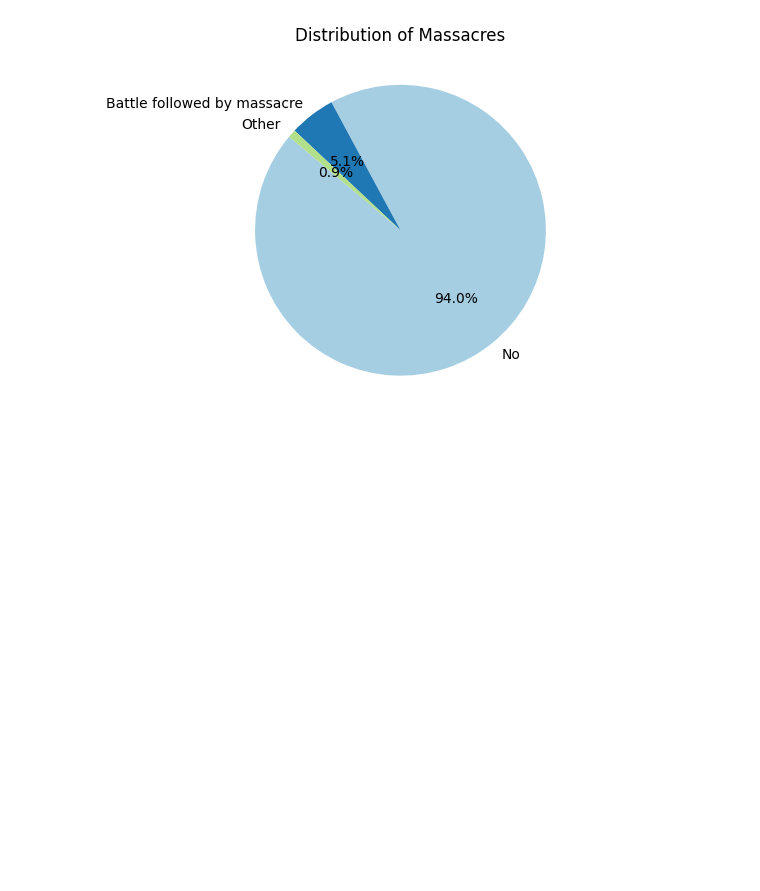
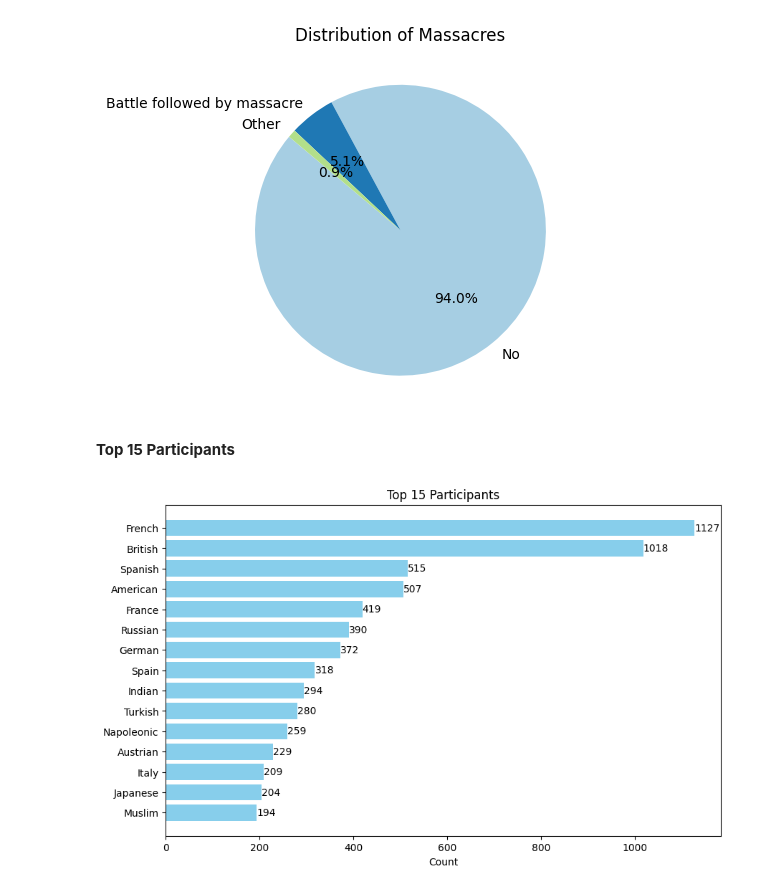
Before and after one commit to JoaoPadrao/PRI-Project, a Jupyter notebook: Statistics.ipynb, the cells around one changed output. Drawn from its saved outputs; the diff is of its cells as text; code cells hidden in the pictures; blank space fills up the shorter version.

Commit message:
Added a graphic about the participants

```diff
--- a/Statistics.ipynb
+++ b/Statistics.ipynb
@@ -200,3 +185,34 @@ plt.ylabel('')
 plt.tight_layout()
 # %% [output]
 [figure]
+# %% [markdown]
+**Top 15 Participants**
+# %%
+all_participants = []
+for participants in df['Participants']:
+    if isinstance(participants, str):
+        # Convert string representation of list to actual list
+        try:
+            participants_list = ast.literal_eval(participants)
+            if isinstance(participants_list, list):
+                all_participants.extend(participants_list)
+        except (ValueError, SyntaxError):
+            continue
+
+participant_counts = Counter(all_participants)
+
+top15 = participant_counts.most_common(15)
+participants, counts = zip(*top15)
+
+plt.figure(figsize=(10, 6))
+bars = plt.barh(participants, counts, color='skyblue')
+plt.xlabel('Count')
+plt.title('Top 15 Participants')
+plt.gca().invert_yaxis()
+
+for bar, count in zip(bars, counts):
+    plt.text(count, bar.get_y() + bar.get_height() / 2, str(count), va='center')
+
+plt.show()
+# %% [output]
+[figure, added]
```
Also changed, not shown: parts of 2 cells of this notebook, 1 other file.
